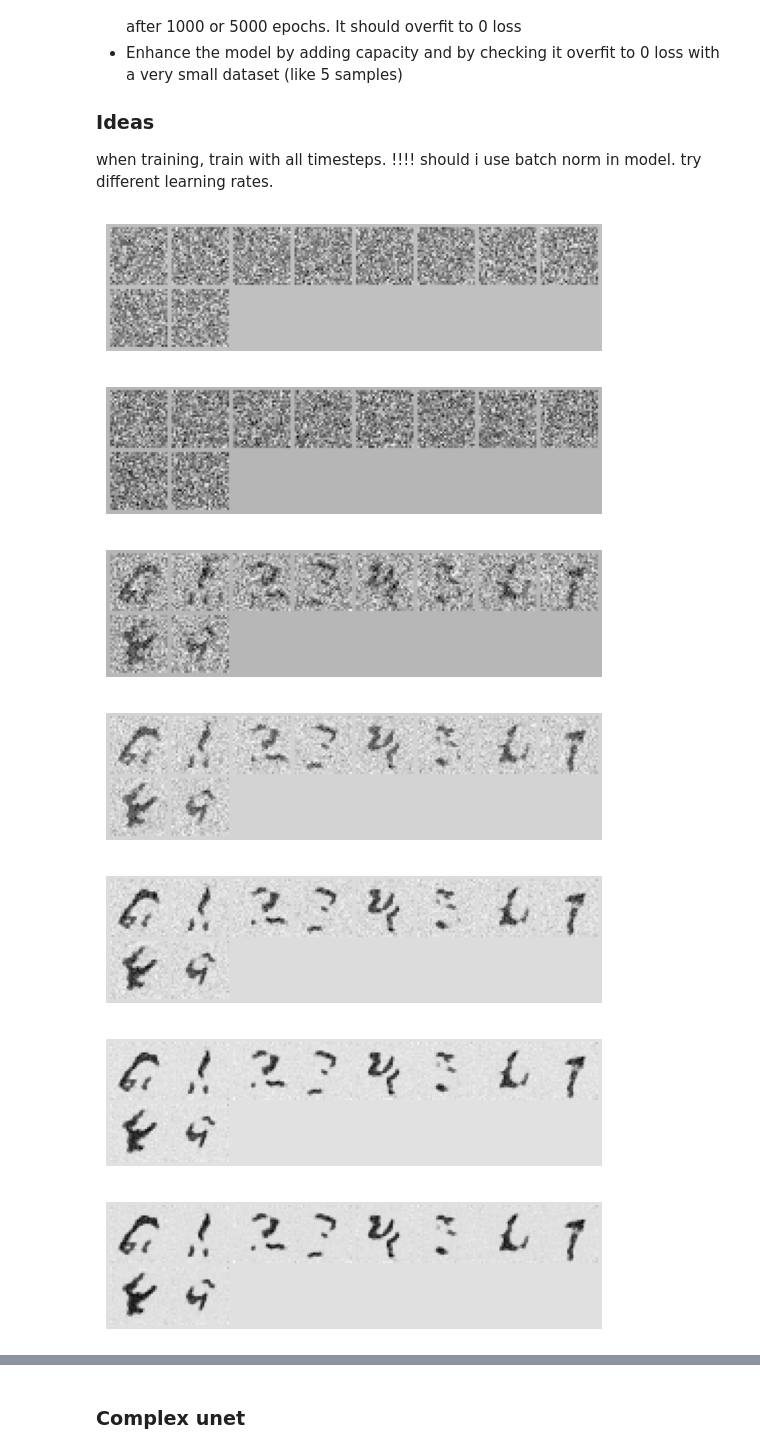
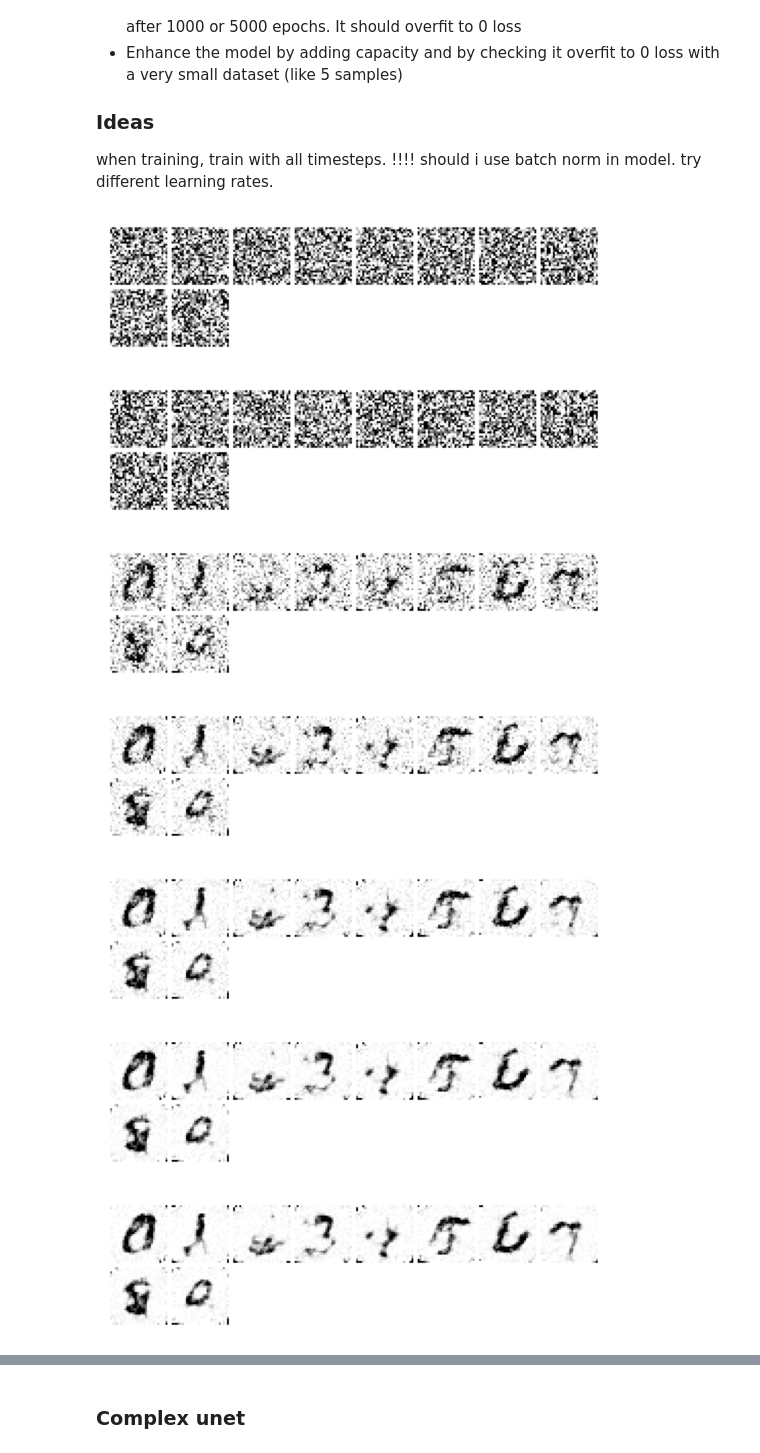
Before and after one commit to jean-kunz/cop_diffusion, a Jupyter notebook: nbks/diffusion_from_scratch.ipynb, the cells around one changed output, grey strips where cells are left out. Cells and saved outputs as stored; diff of their text form; code cells hidden in the pictures.

```diff
--- a/nbks/diffusion_from_scratch.ipynb
+++ b/nbks/diffusion_from_scratch.ipynb
@@ -741,12 +752,12 @@ log_interval = 50
 
 use_tiny_dataset = False
 model_id = "SimpleDiffusionModel"
-model_version = "0.11"
+model_version = "0.12"
 use_tiny_dataset = False
-n_epochs = 20
-last_epoch_nb = 5
+n_epochs = 10
+last_epoch_nb = 0
 ic.disable()
-# make learning rate smaller
+# make learning rate smaller∏
 if True:
     torch.manual_seed(42)
     train_model(
@@ -788,7 +831,7 @@ h, w = 28, 28
 
 def show_images(imgs_tensor):
     imgs_tensor = (imgs_tensor * 0.5) + 0.5  # Assuming normalization was to [-1, 1]
-    grid = torchvision.utils.make_grid(imgs_tensor.cpu())
+    grid = torchvision.utils.make_grid(imgs_tensor.cpu().clip(0, 1))
     plt.imshow(grid.permute(1, 2, 0)[:, :, 0], cmap="Greys")
     plt.axis("off")
     plt.show()
@@ -804,51 +847,51 @@ def generate(
     with torch.no_grad():
         ctx = torch.tensor(numbers_to_gen).to(device)
         n_sample = ctx.size(0)
-        samples = torch.randn(n_sample, 1, h, w).to(device)
-        show_images(samples)
-        ic(samples.size(), samples.mean(), samples.std())
+        noised_samples = torch.randn(n_sample, 1, h, w).to(device)
+        show_images(noised_samples)
+        ic(noised_samples.size(), noised_samples.mean(), noised_samples.std())
         with tqdm(
             total=num_time_steps,
             desc=f"Denoise",
             unit="timestep",
         ) as pbar:
             for i in range(num_time_steps - 1, 0, -1):
                 t = torch.tensor([i] * n_sample).to(device)
-                pred_noise = model(samples, t, ctx)
-                samples = scheduler.denoise_step(
-                    pred_noise=pred_noise, x_noisy=samples, t=t
+                pred_noise = model(noised_samples, t, ctx)
+                noised_samples = scheduler.denoise_step(
+                    pred_noise=pred_noise, x_noisy=noised_samples, t=t
                 )
                 # From t=900, samples.mean() is nan !!!!!
                 pbar.update(1)
                 pbar.set_postfix(
                     {
                         "timestep": i,
                     }
                 )
 
                 if i in show_timesteps:  # or i >995:
                     # show_images(pred_noise)
                     ic(pred_noise.mean(), pred_noise.std())
-                    ic(samples.mean(), samples.std())
-                    show_images(samples)
+                    ic(noised_samples.mean(), noised_samples.std())
+                    show_images(noised_samples)
 
 
 if not use_tiny_dataset:
     model_name = get_model_name(model_id, use_tiny_dataset=False)
     model = load_model(
         model_name=model_name, model_version=model_version, iter=n_epochs
     ).to(device)
     generate(
         model,
         numbers_to_gen=[0, 1, 2, 3, 4, 5, 6, 7, 8, 9],
         scheduler=scheduler,
         show_timesteps=[900, 200, 100, 50, 20, 10, 4, 3, 2, 0],
     )
 # %% [output]
-[figure, old version]
+[figure, new version]
-[figure, old version]
+[figure, new version]
-[figure, old version]
+[figure, new version]
-[figure, old version]
+[figure, new version]
-[figure, old version]
+[figure, new version]
-[figure, old version]
+[figure, new version]
-[figure, old version]
+[figure, new version]
```
Also changed, not shown: parts of 10 cells of this notebook.
